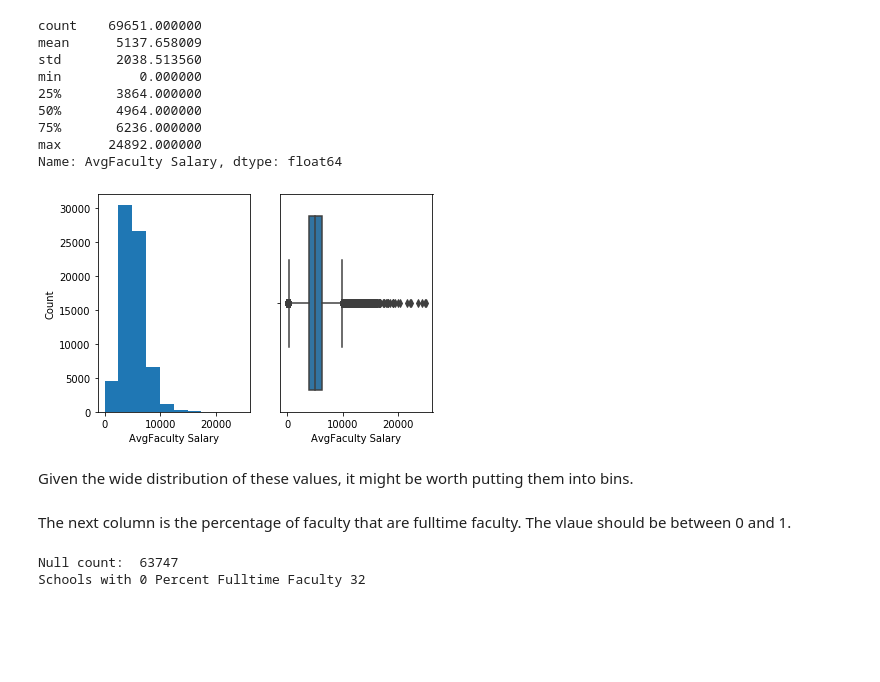
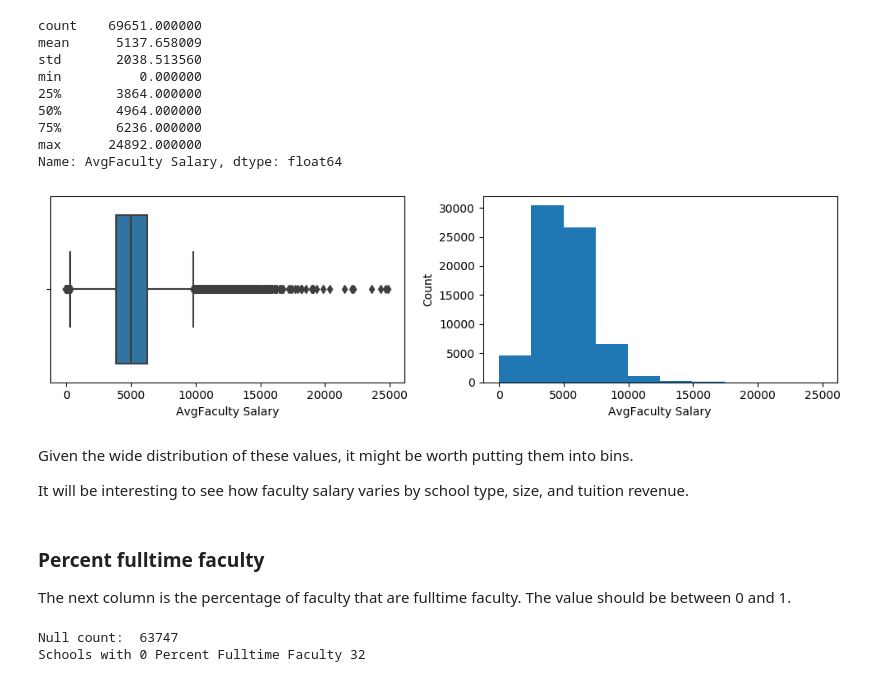
Before and after one commit to kregier/Springboard, a Jupyter notebook: Capstone2/CollegeScorecard-EDA.ipynb, the cells around one changed output. Cells and saved outputs as stored; diff of their text form; code cells hidden in the pictures; blank space fills up the shorter version.

```diff
--- a/Capstone2/CollegeScorecard-EDA.ipynb
+++ b/Capstone2/CollegeScorecard-EDA.ipynb
@@ -619,21 +651,26 @@ min          0.000000
 max      24892.000000
 Name: AvgFaculty Salary, dtype: float64
 # %%
+fig=plt.figure(figsize=(10,3), dpi= 100, facecolor='w', edgecolor='k')
 plt.subplot(1, 2, 1)
+sns.boxplot('AvgFaculty Salary', data=data)
+
+plt.subplot(1, 2, 2)
 plt.hist(data['AvgFaculty Salary'])
 plt.xlabel('AvgFaculty Salary')
 plt.ylabel('Count')
 #plt.xscale('log')
-
-plt.subplot(1, 2, 2)
-sns.boxplot('AvgFaculty Salary', data=data)
+plt.tight_layout()
 plt.show()
 # %% [output]
-[figure, old version]
+[figure, new version]
 # %% [markdown]
 Given the wide distribution of these values, it might be worth putting them into bins.
+
+It will be interesting to see how faculty salary varies by school type, size, and tuition revenue.
 # %% [markdown]
-The next column is the percentage of faculty that are fulltime faculty. The vlaue should be between 0 and 1.
+### Percent fulltime faculty
+The next column is the percentage of faculty that are fulltime faculty. The value should be between 0 and 1.
 # %%
 print('Null count: ', data['Percent Fulltime Faculty'].isnull().sum())
 zero = data.loc[data['Percent Fulltime Faculty']==0]
```
Also changed, not shown: parts of 126 cells of this notebook.
